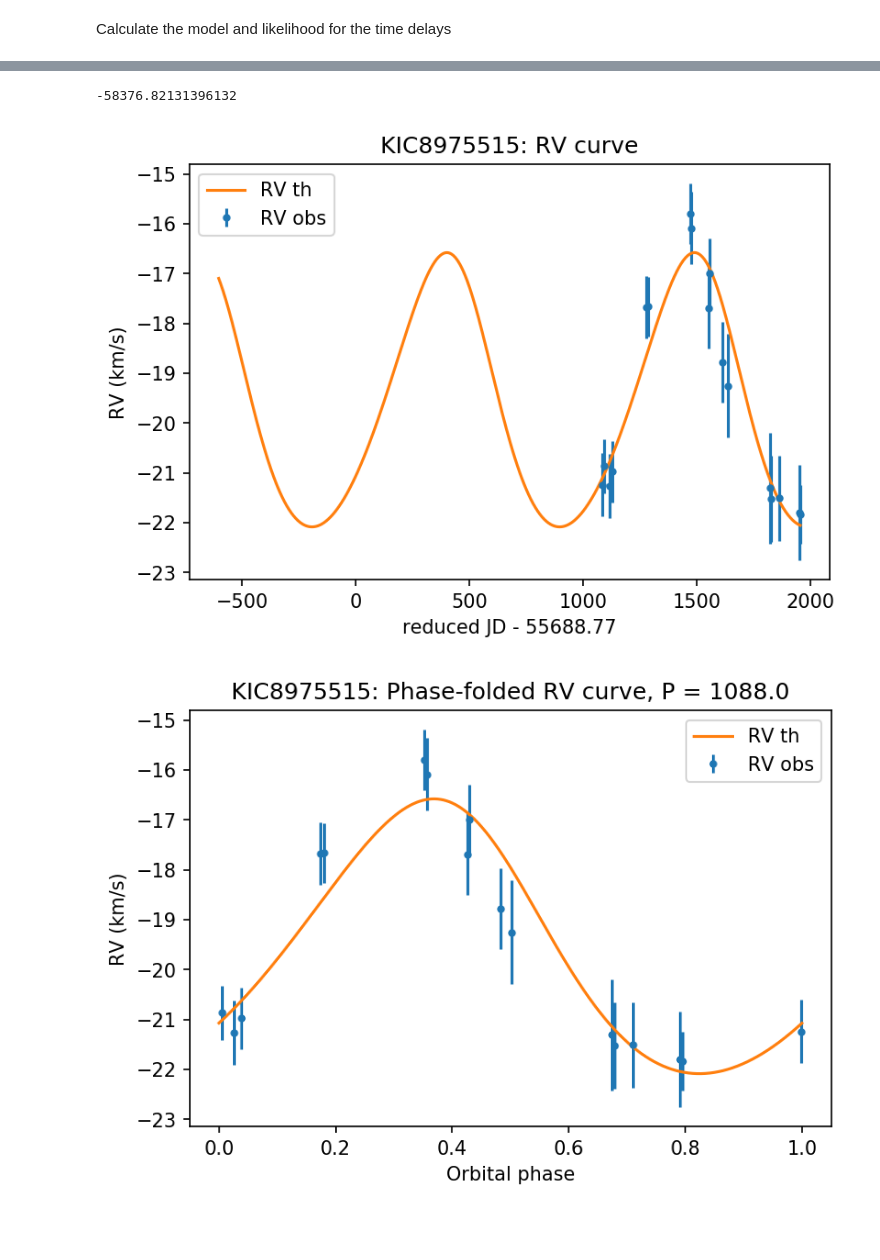
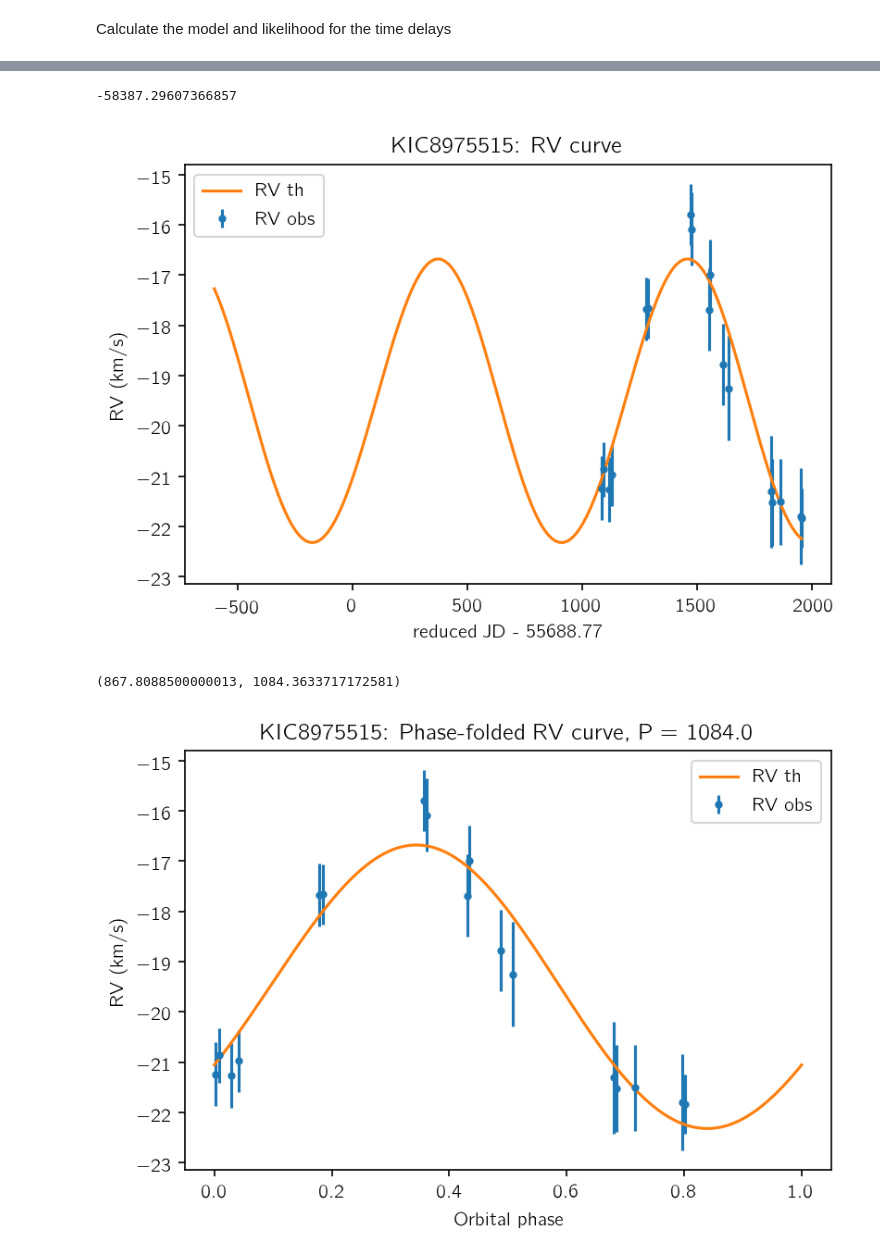
Before and after one commit to SimonJMurphy/maelstrom, a Jupyter notebook: RadialVelocity.ipynb, the cells around one changed output, grey strips where cells are left out. Drawn from its saved outputs; the diff is of its cells as text; code cells hidden in the pictures; blank space fills up the shorter version.

```diff
--- a/RadialVelocity.ipynb
+++ b/RadialVelocity.ipynb
@@ -74,7 +74,7 @@ e_tensor = 1.0 / (1.0 + tf.exp(-e_param_tensor))
 varpi_tensor = tf.Variable(varpi, dtype=T)
 log_sigma2_tensor = tf.Variable(0.0, dtype=T)  # Variance from observational uncertainties and model misspecification
 log_rv_sigma2_tensor = tf.Variable(np.log(np.median(rv_err)), dtype=T)  # RV jitter
-gammav_tensor = tf.Variable(0.0, dtype=T)
+gammav_tensor = tf.Variable(np.mean(rv_RV) / 299792.458, dtype=T)
 
 # These are some placeholders for the data:
 times_tensor = tf.placeholder(T, times.shape)
@@ -143,0 +144,2 @@ sess.run(chi2_tensor, feed_dict=feed_dict)
+# %%
+sess.run(tf.gradients(chi2_tensor, var_list), feed_dict=feed_dict)
@@ -169,7 +184,7 @@ INFO:tensorflow:Optimization terminated with:
 # %%
 sess.run(chi2_tensor, feed_dict=feed_dict)
 # %% [output]
--58376.82131396132
+-58387.29607366857
 # %%
 rv_time_test = np.sort(np.linspace(sess.run(tp_tensor), rv_JD.max(), 5000))
 vrad_test = sess.run(vrad_tensor, feed_dict={rv_time_tensor: rv_time_test})
@@ -182,20 +197,24 @@ plt.title("KIC"+str(kicid) + ": RV curve")
 plt.legend()
 plt.show()
 # %% [output]
-[figure, old version]
+[figure, new version]
+# %%
+rv_JD.max() - rv_JD.min(), sess.run(porb_tensor)
+# %% [output]
+(867.8088500000013, 1084.3633717172581)
 # %%
-rv_phi_test = np.sort(np.linspace(sess.run(tp_tensor), rv_JD.max(), 5000) % sess.run(porb_tensor))
+rv_phi_test = np.sort(np.linspace(0, sess.run(porb_tensor), 5000) % sess.run(porb_tensor))
 vrad_test = sess.run(vrad_tensor, feed_dict={rv_time_tensor: rv_phi_test})
 
 plt.errorbar((rv_JD % sess.run(porb_tensor))/sess.run(porb_tensor),rv_RV,rv_err,fmt=".",label='RV obs')
 plt.plot(rv_phi_test/sess.run(porb_tensor), vrad_test,label='RV th')
 plt.xlabel("Orbital phase")
 plt.ylabel("RV (km/s)")
 plt.title("KIC"+str(kicid) + ": Phase-folded RV curve, P = " + f"{np.round(sess.run(porb_tensor))}")
 plt.legend()
 plt.show()
 # %% [output]
-[figure, old version]
+[figure, new version]
 # %%
 print(time_mid)
 print(sess.run(tp_tensor))
```
Also changed, not shown: parts of 8 cells of this notebook.
